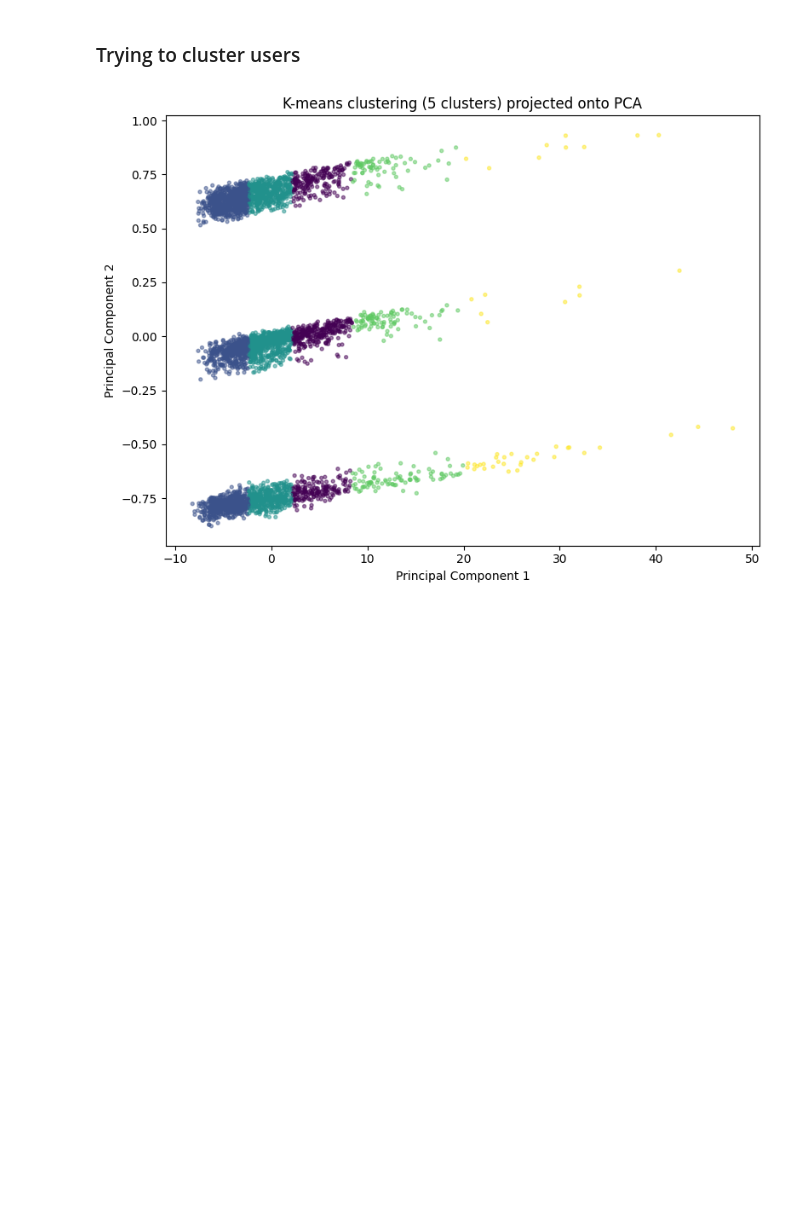
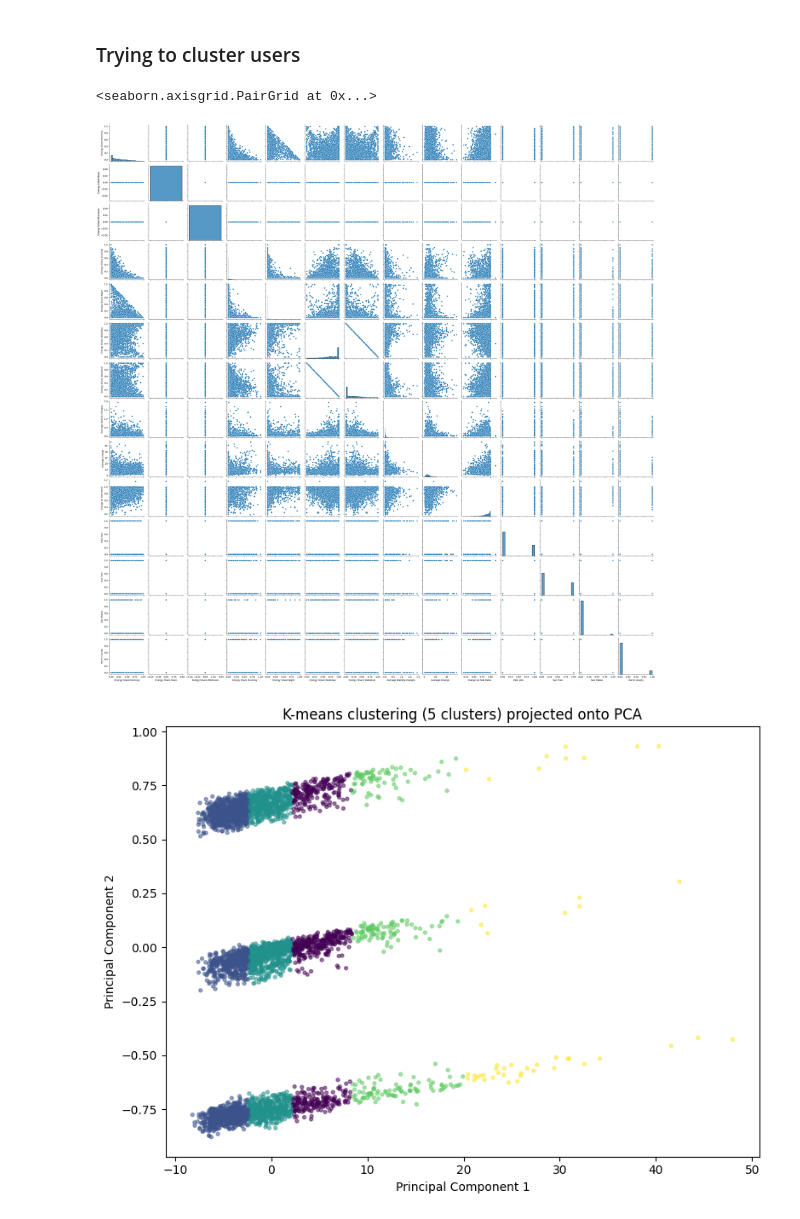
Before and after one commit to AliHoeg/intro_to_ba_project, a Jupyter notebook: ba_project.ipynb, the cells around one changed output. Saved outputs shown, nothing was run; the diff lists cells and outputs as text; code cells hidden in the pictures; blank space fills up the shorter version.

```diff
--- a/ba_project.ipynb
+++ b/ba_project.ipynb
@@ -294,6 +295,11 @@ df_users_selected["Average Weekly Charges"]
 df_users_selected = df_users_selected[(df_users_selected["Average Weekly Charges"] > 0.02)]
 X_users = df_users_selected.to_numpy()
 X_users_std = (X_users-X_users.mean())/X_users.std()
+# %%
+sns.pairplot(df_users_selected)
+# %% [output]
+<seaborn.axisgrid.PairGrid at 0x...>
+[figure, added]
 # %%
 n_clusters = 5
 kmeans = KMeans(
```
Also changed, not shown: parts of 10 cells of this notebook.
